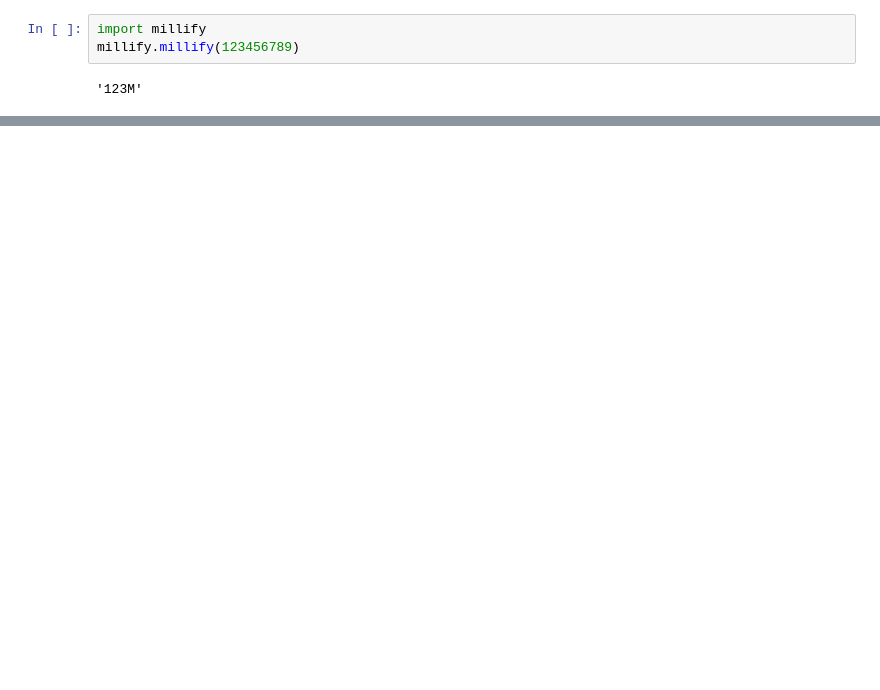
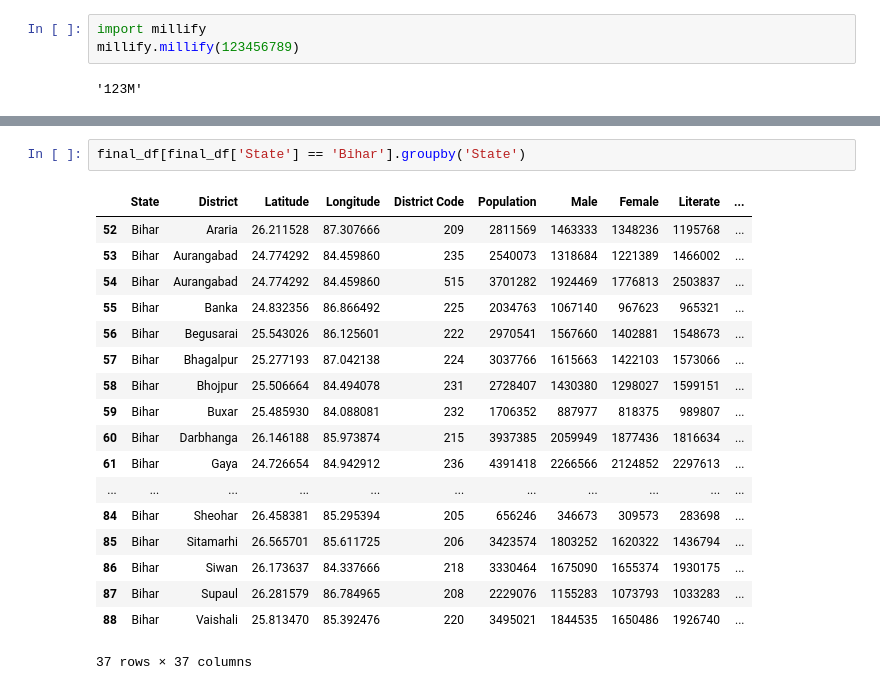
Before and after one commit to yaranathakur/Dashboard-Census-of-India-Project-Using-Plotly-and-Streamlit, a Jupyter notebook: CensusofIndiaDetailed.ipynb, the cells around one changed output, grey strips where cells are left out. Drawn from its saved outputs; the diff is of its cells as text; blank space fills up the shorter version.

```diff
--- a/CensusofIndiaDetailed.ipynb
+++ b/CensusofIndiaDetailed.ipynb
@@ -155,0 +237,21 @@ millify.millify(123456789)
+# %%
+final_df[final_df['State'] == 'Bihar'].groupby('State')
+# %% [output]
+|  | State | District | Latitude | Longitude | District Code | Population | Male | Female | Literate | ... |
+| 52 | Bihar | Araria | 26.211528 | 87.307666 | 209 | 2811569 | 1463333 | 1348236 | 1195768 | ... |
+| 53 | Bihar | Aurangabad | 24.774292 | 84.459860 | 235 | 2540073 | 1318684 | 1221389 | 1466002 | ... |
+| 54 | Bihar | Aurangabad | 24.774292 | 84.459860 | 515 | 3701282 | 1924469 | 1776813 | 2503837 | ... |
+| 55 | Bihar | Banka | 24.832356 | 86.866492 | 225 | 2034763 | 1067140 | 967623 | 965321 | ... |
+| 56 | Bihar | Begusarai | 25.543026 | 86.125601 | 222 | 2970541 | 1567660 | 1402881 | 1548673 | ... |
+| 57 | Bihar | Bhagalpur | 25.277193 | 87.042138 | 224 | 3037766 | 1615663 | 1422103 | 1573066 | ... |
+| 58 | Bihar | Bhojpur | 25.506664 | 84.494078 | 231 | 2728407 | 1430380 | 1298027 | 1599151 | ... |
+| 59 | Bihar | Buxar | 25.485930 | 84.088081 | 232 | 1706352 | 887977 | 818375 | 989807 | ... |
+| 60 | Bihar | Darbhanga | 26.146188 | 85.973874 | 215 | 3937385 | 2059949 | 1877436 | 1816634 | ... |
+| 61 | Bihar | Gaya | 24.726654 | 84.942912 | 236 | 4391418 | 2266566 | 2124852 | 2297613 | ... |
+| ... | ... | ... | ... | ... | ... | ... | ... | ... | ... | ... |
+| 84 | Bihar | Sheohar | 26.458381 | 85.295394 | 205 | 656246 | 346673 | 309573 | 283698 | ... |
+| 85 | Bihar | Sitamarhi | 26.565701 | 85.611725 | 206 | 3423574 | 1803252 | 1620322 | 1436794 | ... |
+| 86 | Bihar | Siwan | 26.173637 | 84.337666 | 218 | 3330464 | 1675090 | 1655374 | 1930175 | ... |
+| 87 | Bihar | Supaul | 26.281579 | 86.784965 | 208 | 2229076 | 1155283 | 1073793 | 1033283 | ... |
+| 88 | Bihar | Vaishali | 25.813470 | 85.392476 | 220 | 3495021 | 1844535 | 1650486 | 1926740 | ... |
+37 rows × 37 columns
```
Also changed, not shown: parts of 20 cells of this notebook, 2 other files.
